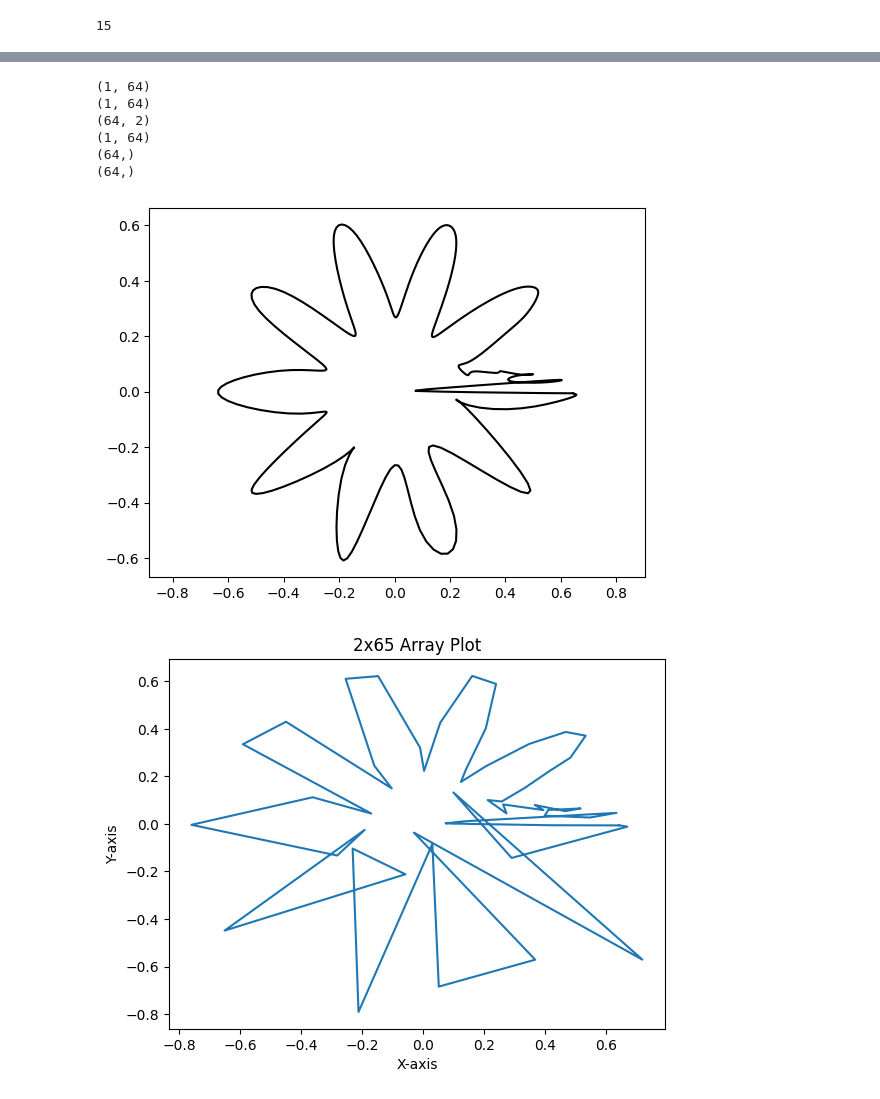
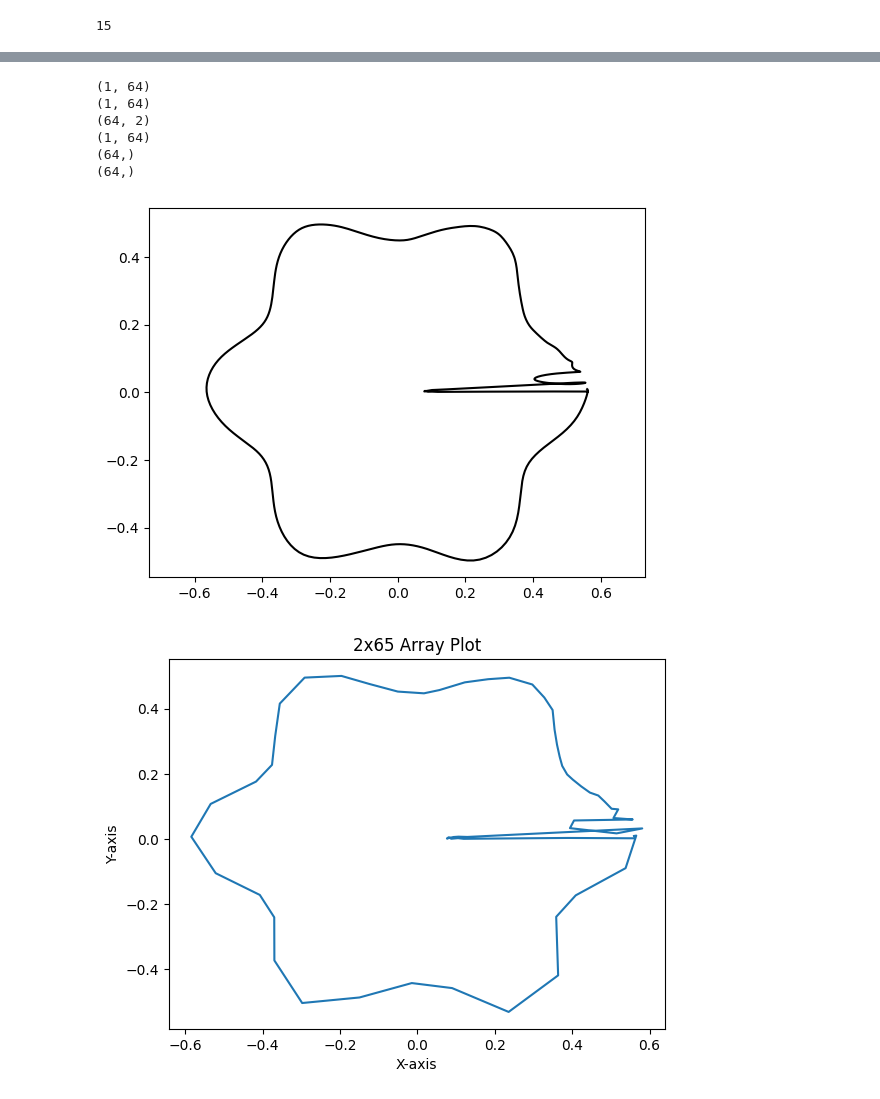
Before and after one commit to kevin866/pyiga, a Jupyter notebook: notebooks/read_data.ipynb, the cells around one changed output, grey strips where cells are left out. Cells and saved outputs as stored; diff of their text form; code cells hidden in the pictures.

```diff
--- a/notebooks/read_data.ipynb
+++ b/notebooks/read_data.ipynb
@@ -75,36 +73,36 @@ Populating the interactive namespace from numpy and matplotlib
 # %%
 from pyiga.geometry import *
 from pyiga import approx, bspline
-n = 1
-ctlpts = np.array(control_points[n])
-weight = np.array(weights[n])
+nn = 14
+ctlpts = np.array(control_points[nn])
+weight = np.array(weights[nn])
 print(weight.shape)
 # ctlpts = np.hstack([ctlpts, ctlpts[:, 0].reshape(2, 1)])
 # weight = np.append(weight, weight[0][0])
 print(weight.shape)
 n_kv = 61
 kv = bspline.make_knots(3, 0.0, 1.0, n_kv)
 coeff = ctlpts.transpose()
 grid = (np.linspace(0.0, 1.0, 100),)
 print(coeff.shape)
 print(weight.shape)
 weight = weight.transpose().reshape(64)
 print(weight.shape)
 N = tuple(kv.numdofs for kv in (kv,))
 # print(N)
 nurbs = NurbsFunc((kv,), coeff.copy(), weights=weight)
 vals = nurbs.grid_eval(grid)
 
 vis.plot_geo(nurbs,res=500, linewidth=None, color='black')
 axis('equal');
 # %% [output]
 (1, 64)
 (1, 64)
 (64, 2)
 (1, 64)
 (64,)
 (64,)
-[figure, old version]
+[figure, new version]
 # %%
 # Plot the data
 plt.plot(ctlpts[0], ctlpts[1])
@@ -117,4 +115,4 @@ plt.title('2x65 Array Plot')
 # Show the plot
 plt.show()
 # %% [output]
-[figure, old version]
+[figure, new version]
```
Also changed, not shown: parts of 9 cells of this notebook, 4 other files.
